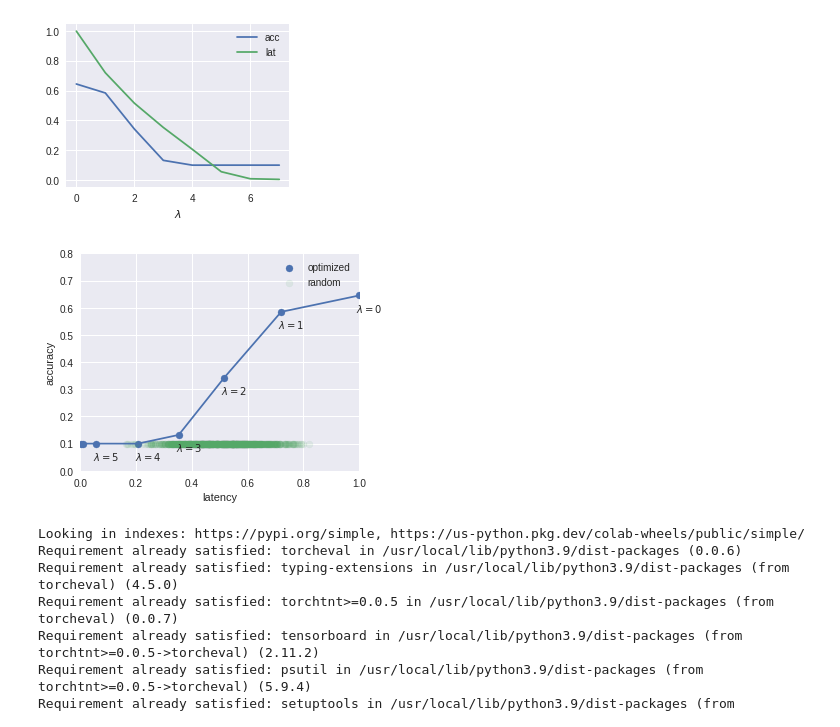
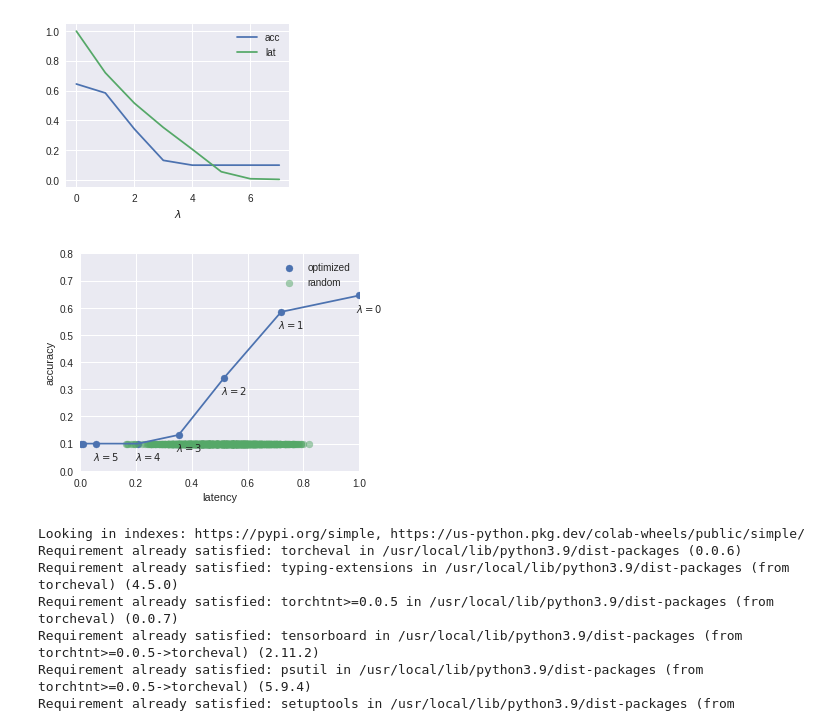
Before and after one commit to intsystems/2023-Problem-140, a Jupyter notebook: code/basic_experiment.ipynb, the cells around one changed output. Cells and saved outputs as stored; diff of their text form; code cells hidden in the pictures.

Commit message:
Increase alpha

```diff
--- a/code/basic_experiment.ipynb
+++ b/code/basic_experiment.ipynb
@@ -239,27 +239,27 @@ for i in tqdm(range(N_RANDOM), total=N_RANDOM):
 # %%
 plt.figure(figsize=(5,4))
 
 plt.scatter(lats, accs, label='optimized')
 plt.plot(lats, accs)
 
-plt.scatter(random_lats, random_accs, label='random', alpha=0.1)
+plt.scatter(random_lats, random_accs, label='random', alpha=0.5)
 
 for i, (lat, acc) in enumerate(zip(lats, accs)):
     if i == 6:
         break
     plt.text(lat-0.01, acc-0.06, rf'$\lambda={i}$')
 
 plt.xlabel('latency')
 plt.ylabel('accuracy')
 
 plt.xlim((0,1))
 plt.ylim((0,0.8))
 
 plt.legend()
 
 plt.savefig(f'{figures}/acc_vs_lat.png', bbox_inches='tight')
 # %% [output]
-[figure, old version]
+[figure, new version]
 # %%
 !{sys.executable} -m pip install torcheval
 # %% [output]
```
Also changed, not shown: parts of 2 cells of this notebook.
